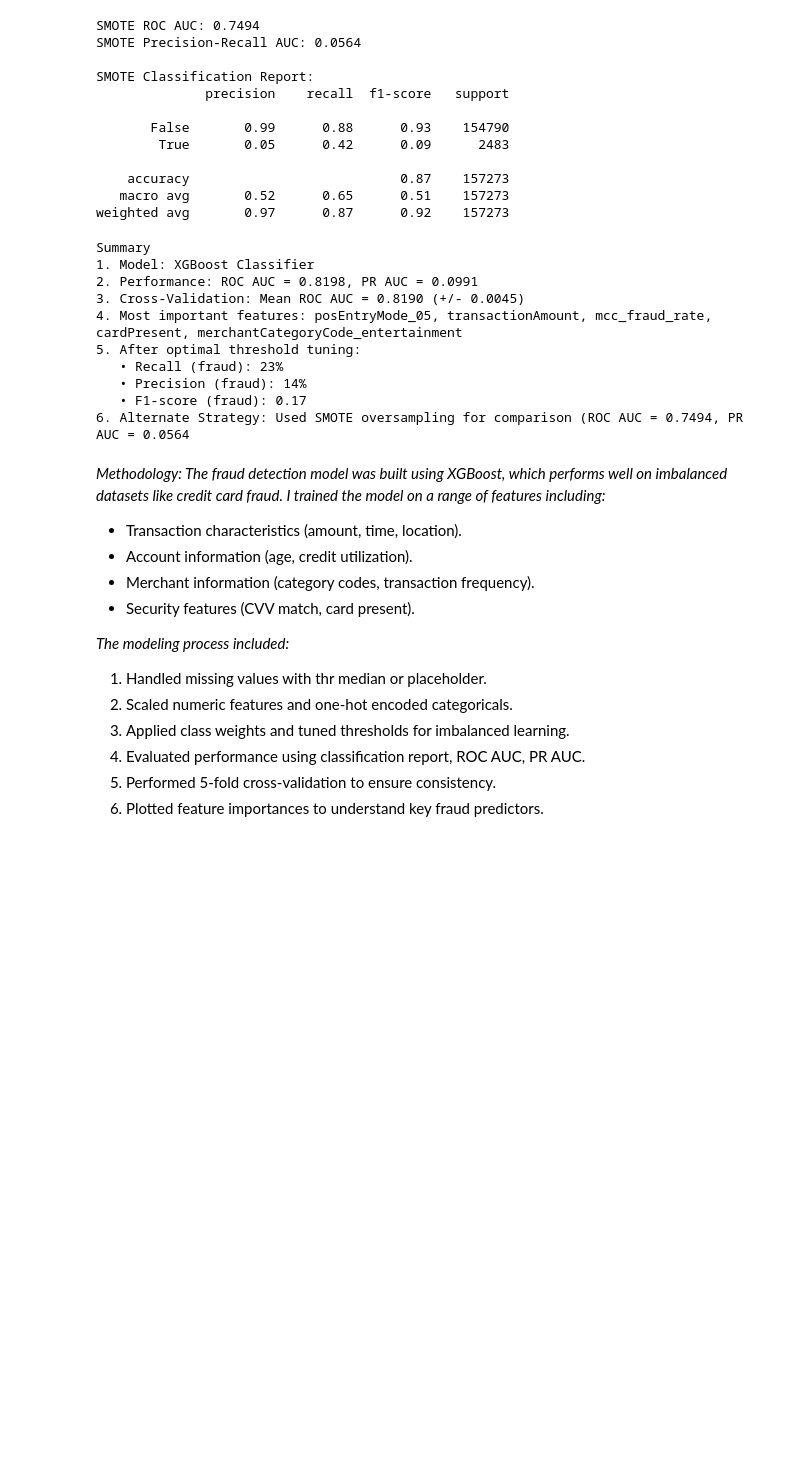
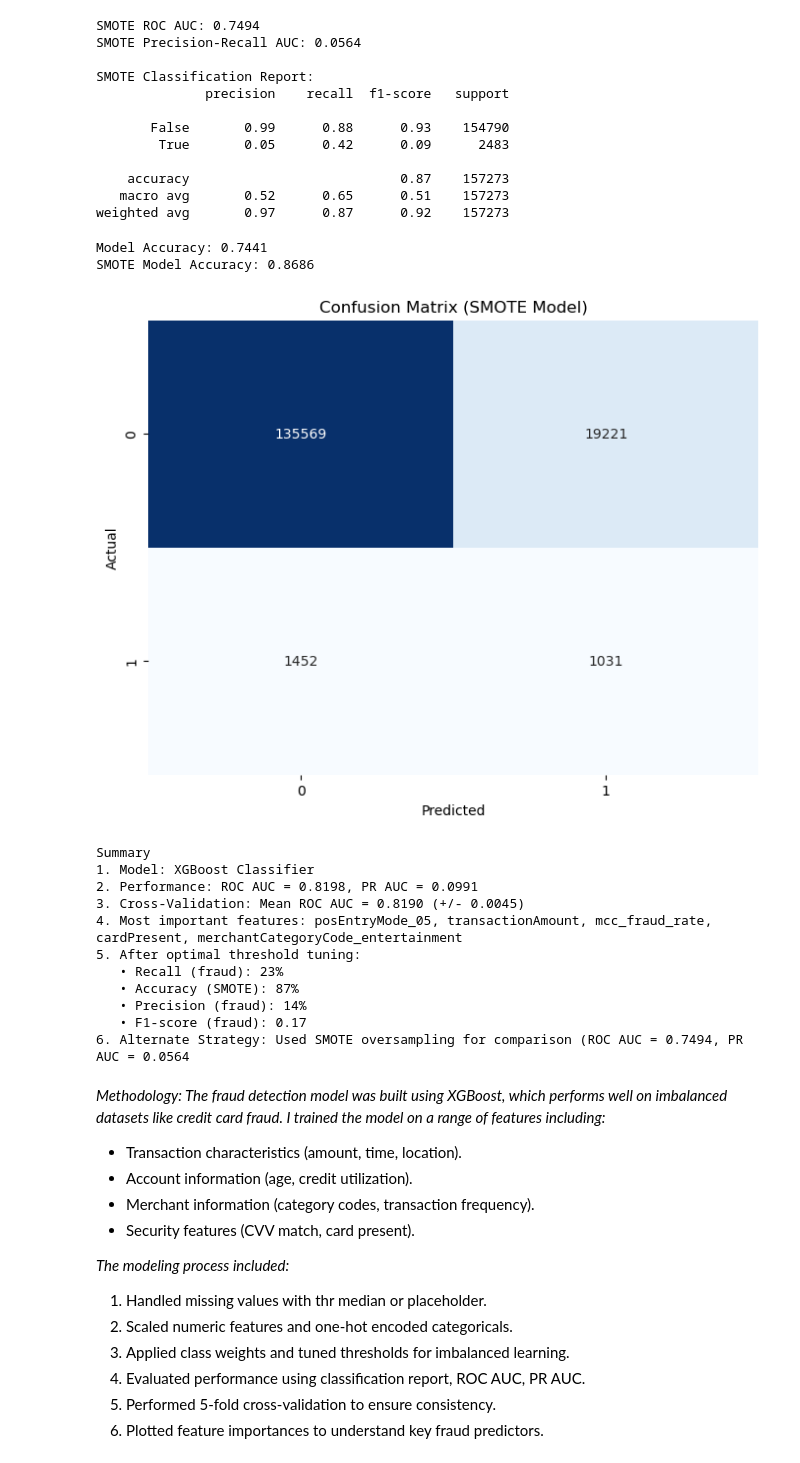
Before and after one commit to CassandraMaldonado/Deep-Dive-into-ML, a Jupyter notebook: Interview_Prep.ipynb, the cells around one changed output. Cells and saved outputs as stored; diff of their text form; code cells hidden in the pictures; blank space fills up the shorter version.

```diff
--- a/Interview_Prep.ipynb
+++ b/Interview_Prep.ipynb
@@ -986,6 +986,26 @@ SMOTE Classification Report:
     accuracy                           0.87    157273
    macro avg       0.52      0.65      0.51    157273
 weighted avg       0.97      0.87      0.92    157273
+# %%
+#Accuracy scores
+accuracy = (y_pred == y_test).mean()
+accuracy_smote = (y_pred_smote == y_test_resampled).mean()
+print(f"\nModel Accuracy: {accuracy:.4f}")
+print(f"SMOTE Model Accuracy: {accuracy_smote:.4f}")
+
+
+# Confusion matrix for SMOTE model
+plt.figure(figsize=(8, 6))
+cm_smote = confusion_matrix(y_test_resampled, y_pred_smote)
+sns.heatmap(cm_smote, annot=True, fmt='d', cmap='Blues', cbar=False)
+plt.xlabel('Predicted')
+plt.ylabel('Actual')
+plt.title('Confusion Matrix (SMOTE Model)')
+plt.show()
+# %% [output]
+Model Accuracy: 0.7441
+SMOTE Model Accuracy: 0.8686
+[figure, added]
 # %%
 print("Summary")
 print("1. Model: XGBoost Classifier")
@@ -995,6 +1015,7 @@ print(f"4. Most important features: {', '.join(feature_importances['feature'].he
 
 print("5. After optimal threshold tuning:")
 print("   • Recall (fraud): 23%")
+print("   • Accuracy (SMOTE): 87%")
 print("   • Precision (fraud): 14%")
 print("   • F1-score (fraud): 0.17")
 
@@ -1007,6 +1028,7 @@ Summary
 4. Most important features: posEntryMode_05, transactionAmount, mcc_fraud_rate, cardPresent, merchantCategoryCode_entertainment
 5. After optimal threshold tuning:
    • Recall (fraud): 23%
+   • Accuracy (SMOTE): 87%
    • Precision (fraud): 14%
    • F1-score (fraud): 0.17
 6. Alternate Strategy: Used SMOTE oversampling for comparison (ROC AUC = 0.7494, PR AUC = 0.0564
```
Also changed, not shown: parts of 3 cells of this notebook, 3 other files.
